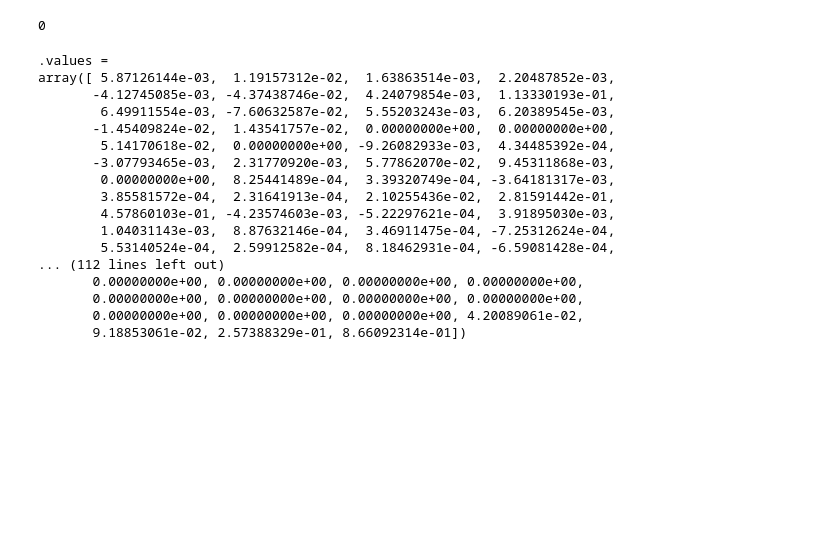
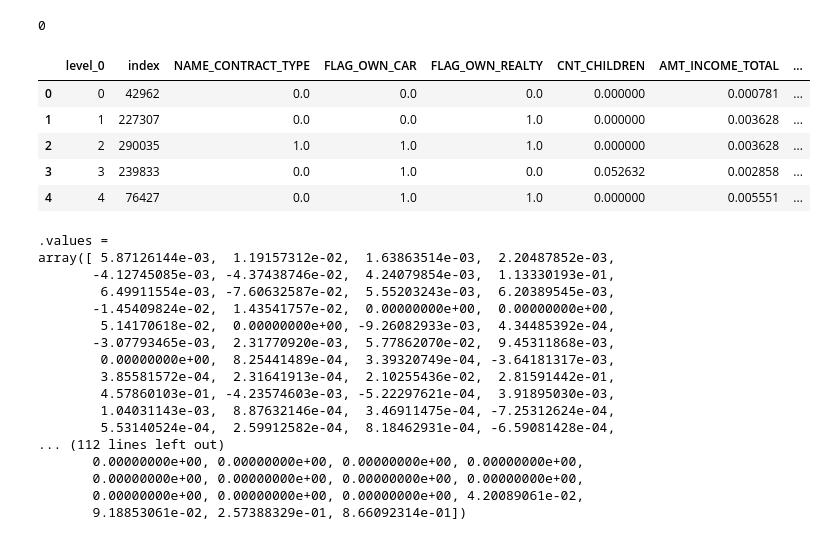
Before and after one commit to TravelAsATeam/OpenClassroomsP7, a Jupyter notebook: Model.ipynb, the cells around one changed output. Cells and saved outputs as stored; diff of their text form; code cells hidden in the pictures; blank space fills up the shorter version.

```diff
--- a/Model.ipynb
+++ b/Model.ipynb
@@ -1050,8 +1050,8 @@ NameError: name 'rf_rus' is not defined
 # Création d'un échantillon de données réduit pour le cloud
 # Pour la prédiction (normalisé)
 # On réintègre le SK_ID_CURR
-data = data.join(SK_ID_CURR)
-data_sampled = data.sample(frac=0.09, random_state=0)
+data_sampled = data.join(SK_ID_CURR)
+data_sampled = data_sampled.sample(frac=0.09, random_state=0)
 data_sampled.to_csv(os.path.join(output_dir,'data_sampled.csv'), index=False)
 # Pour l'affichage de graphiques
 data_chart = pd.read_csv(os.path.join(default_dir,'data_train.csv'))
@@ -1163,6 +1163,15 @@ shap.summary_plot(shap_values, data_SHAP.values, feature_names=data_SHAP.columns
 profile_data.index[0]
 # %% [output]
 0
+# %%
+data_sampled.head()
+# %% [output]
+|  | level_0 | index | NAME_CONTRACT_TYPE | FLAG_OWN_CAR | FLAG_OWN_REALTY | CNT_CHILDREN | AMT_INCOME_TOTAL | ... |
+| 0 | 0 | 42962 | 0.0 | 0.0 | 0.0 | 0.000000 | 0.000781 | ... |
+| 1 | 1 | 227307 | 0.0 | 0.0 | 1.0 | 0.000000 | 0.003628 | ... |
+| 2 | 2 | 290035 | 1.0 | 1.0 | 1.0 | 0.000000 | 0.003628 | ... |
+| 3 | 3 | 239833 | 0.0 | 1.0 | 0.0 | 0.052632 | 0.002858 | ... |
+| 4 | 4 | 76427 | 0.0 | 1.0 | 1.0 | 0.000000 | 0.005551 | ... |
 # %%
 shap_values[0]
 # %% [output]
```
Also changed, not shown: 2 other files.
